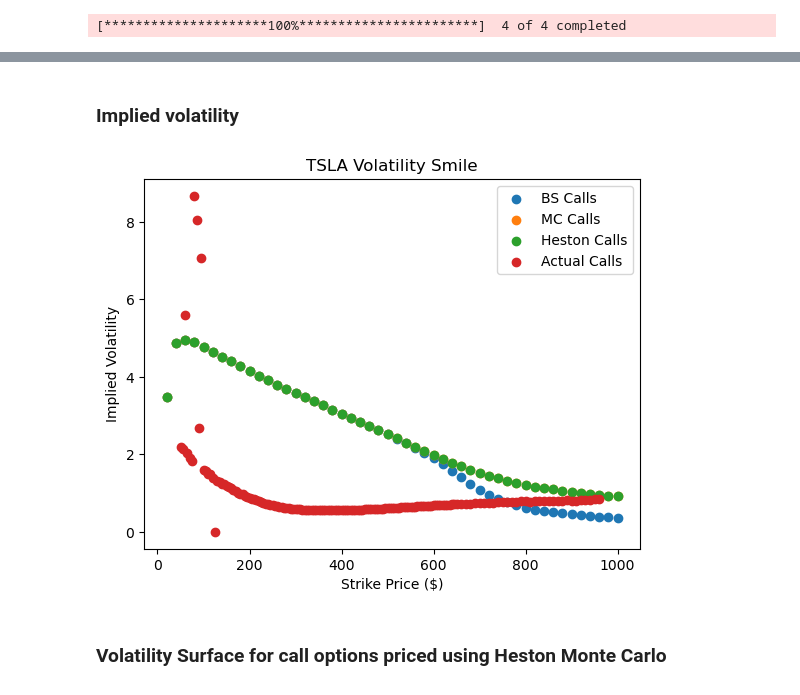
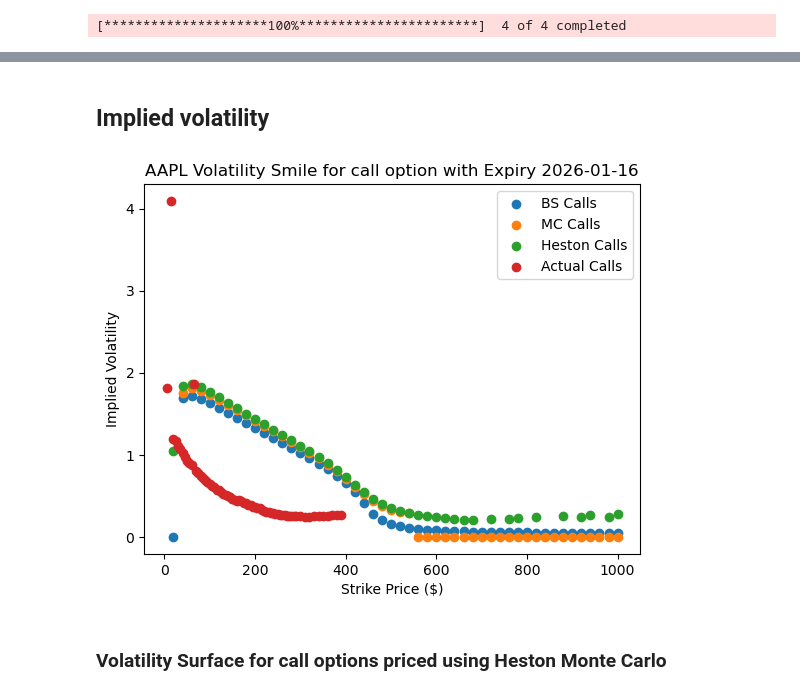
Before and after one commit to maher2k0/mc-heston-option-pricing, a Jupyter notebook: option_analysis.ipynb, the cells around one changed output, grey strips where cells are left out. Drawn from its saved outputs; the diff is of its cells as text; code cells hidden in the pictures.

```diff
--- a/option_analysis.ipynb
+++ b/option_analysis.ipynb
@@ -12,5 +16,5 @@ from pricing_models import HestonModel, OptionPricer, MLEOptimizer
 # %%
-ticker = 'TSLA'
+ticker = 'AAPL'
 
 #Asset Data
 asset_data = yf.download(ticker, '2010-01-01', datetime.today())
@@ -27,7 +31,7 @@ strike_dates = yfticker.options
 strike_dates = sorted(strike_dates, key=lambda x: datetime.strptime(x, "%Y-%m-%d")) #Sort strike dates in ascending order
 
 # Get option chain for specific expiration
-exp_date = strike_dates[6]
+exp_date = strike_dates[13]
 df_calls, df_puts, _ = yfticker.option_chain(exp_date)
 # %%
 # Fetch U.S. Treasury yield data from yfinance
@@ -85,9 +95,9 @@ v0 = df['rolling_vol'].mean()    # Initial volatility
 # %%
-model = HestonModel(S0, r, kappa, theta, sigma, rho, v0)
-
-# Monte Carlo Simulation parameters
+# Monte Carlo parameters
 T = 1.0 # Time in years
 N = 252 # Assuming 252 trading days in a year
 mu = r # Drift term is equal to risk-free rate
+num_sims = 1000 # Number of Monte Carlo simulations
 
-S, V = model.heston_monte_carlo(T, N, mu)
+# Run Monte Carlo Simulation
+S, V = model.heston_monte_carlo(T, N, mu, num_sims)
@@ -96,22 +143,9 @@ S, V = model.heston_monte_carlo(T, N, mu)
 # %%
-strikes = np.linspace(20, 500, 50)
-today_date = datetime.today().strftime('%Y-%m-%d')
-trading_days = len(pd.bdate_range(start=today_date, end=exp_date))
-
-price_model = OptionPricer(S0, r, kappa, theta, sigma, rho, v0, S, V, option_type = 'call', pricer='heston')
-heston_call_prices = price_model.price_options(strikes, trading_days/252)
+hes_price_model = OptionPricer(S0, r, kappa, theta, sigma, rho, v0, S, V, option_type = 'call', pricer='heston')
+heston_call_prices = hes_price_model.price_options(strikes, trading_days/252)
 
 mc_price_model = OptionPricer(S0, r, kappa, theta, sigma, rho, v0, S, V, option_type = 'call', pricer='monte_carlo')
-monte_carlo_call_prices = price_model.price_options(strikes, trading_days)
+monte_carlo_call_prices = mc_price_model.price_options(strikes, trading_days)
 
-price_model = OptionPricer(S0, r, kappa, theta, sigma, rho, v0, S, V, option_type = 'call', pricer='black_scholes')
-black_scholes_call_prices = price_model.price_options(strikes, trading_days/252)
-
-plt.scatter(strikes, heston_call_prices, label='Heston Calls')
-plt.scatter(strikes, black_scholes_call_prices, label='BS Calls')
-plt.scatter(strikes, monte_carlo_call_prices, label='MC Calls')
-plt.scatter(df_calls['strike'], df_calls['lastPrice'], label='Real Calls')
-plt.xlabel('Strike Price ($)')
-plt.ylabel('Option Price ($)')
-plt.title('{} Option Prices with Expiry {}'.format(ticker, exp_date))
-plt.legend()
+bs_price_model = OptionPricer(S0, r, kappa, theta, sigma, rho, v0, S, V, option_type = 'call', pricer='black_scholes')
+black_scholes_call_prices = bs_price_model.price_options(strikes, trading_days/252)
@@ -121,2 +165,2 @@ plt.legend()
 # %% [markdown]
-### Implied volatility
+## Implied volatility
@@ -123,22 +269,24 @@ plt.legend()
 # %%
 strikes = np.linspace(20, 1000, 50)
 
-bs_call_ivs = implied_vol(black_scholes_call_prices,S0, strikes, trading_days/252, r, flag='c',q=0, return_as='numpy')
+#bs_call_ivs_2 = implied_vol(black_scholes_call_prices,S0, strikes, trading_days/252, r, flag='c',q=0, return_as='numpy')
+bs_call_ivs = calculate_implied_volatilities(black_scholes_call_prices, S0, strikes, T, r, option_type='call')
 mc_call_ivs = implied_vol(monte_carlo_call_prices,S0, strikes, trading_days/252, r, flag='c',q=0, return_as='numpy')
+#mc_call_ivs = calculate_implied_volatilities(monte_carlo_call_prices, S0, strikes, T, r, option_type='call')
 heston_call_ivs = implied_vol(heston_call_prices,S0, strikes, trading_days/252, r, flag='c',q=0, return_as='numpy')
 
 plt.scatter(strikes, bs_call_ivs, label='BS Calls')
 plt.scatter(strikes, mc_call_ivs, label='MC Calls')
 plt.scatter(strikes, heston_call_ivs, label='Heston Calls')
 plt.scatter(df_calls['strike'], df_calls['impliedVolatility'], label='Actual Calls')
 
-plt.title('{} Volatility Smile'.format(ticker))
+plt.title('{} Volatility Smile for call option with Expiry {}'.format(ticker,exp_date))
 plt.xlabel('Strike Price ($)')
 plt.ylabel('Implied Volatility')
 plt.legend()
 plt.show()
 # %% [output]
-[figure, old version]
+[figure, new version]
 # %% [markdown]
 ### Volatility Surface for call options priced using Heston Monte Carlo
 # %%
```
Also changed, not shown: parts of 18 cells of this notebook, 1 other file.
